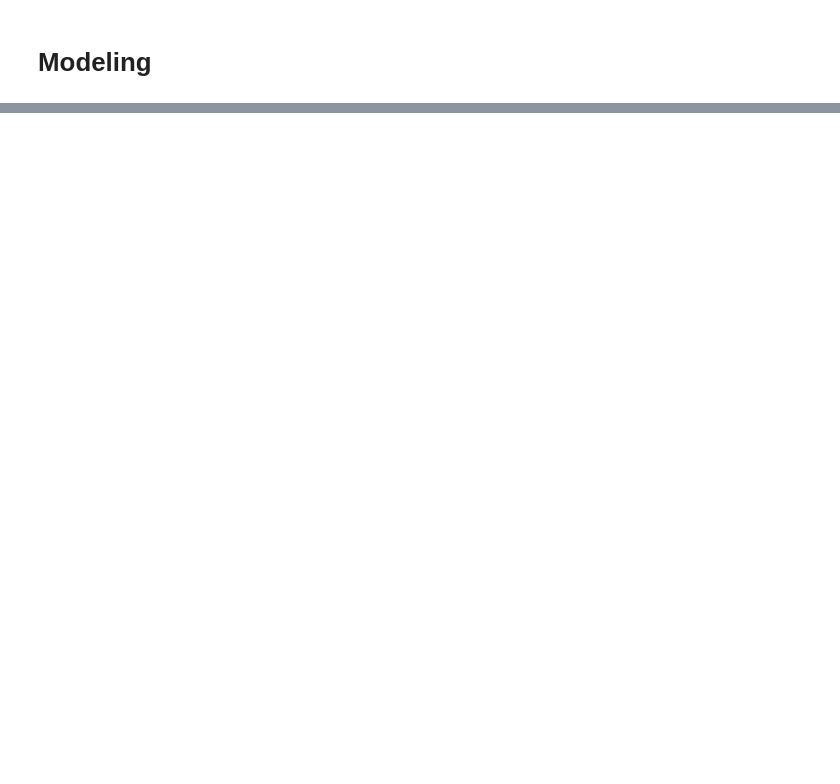
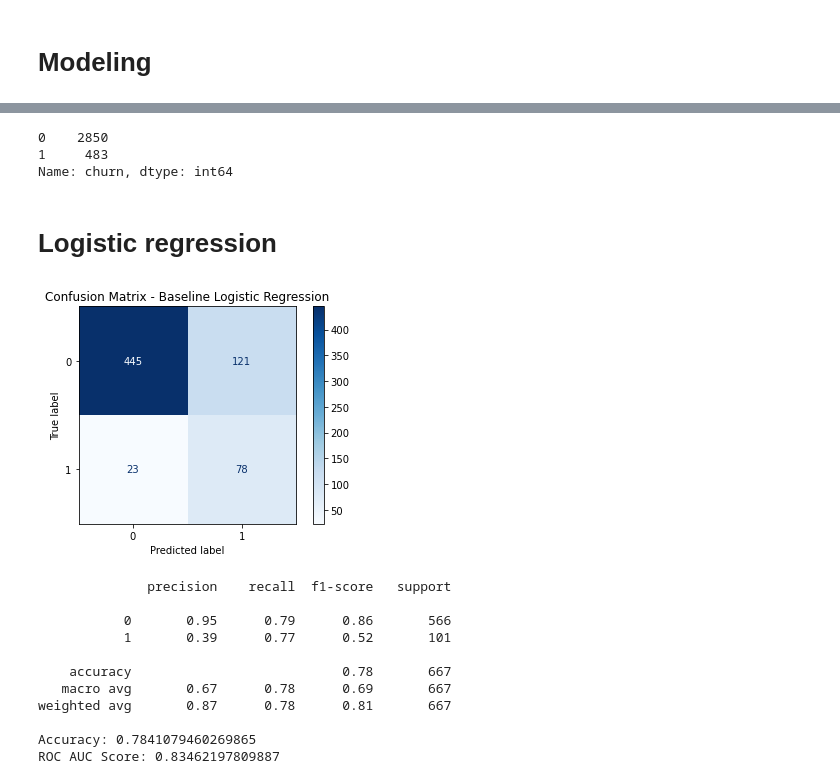
Before and after one commit to Sydney-Were/phase3_classification_project, a Jupyter notebook: Phase3_project.ipynb, the cells around one changed output, grey strips where cells are left out. Saved outputs shown, nothing was run; the diff lists cells and outputs as text; code cells hidden in the pictures; blank space fills up the shorter version.

Commit message:
modeling and Recommendations

```diff
--- a/Phase3_project.ipynb
+++ b/Phase3_project.ipynb
@@ -268,0 +277,66 @@ Due to low predictive value or redundancy: account length (low MI), total night
+# %%
+X = df.drop(columns=['churn'])  # Drop the target column to create the feature matrix
+y = df['churn']                 # Set the target variable
+# %%
+#train-test split
+X_train, X_test, y_train, y_test = train_test_split(X,y, test_size=0.2, random_state=42)
+# %%
+scaler = StandardScaler()
+
+
+# Step 3: Automatically identify numerical columns to scale (excluding object/bool types)
+numerical_cols = X.select_dtypes(include=['int64', 'float64']).columns.tolist()
+
+# Step 4: Initialize the scaler
+scaler = StandardScaler()
+
+# Step 5: Fit the scaler on the training data
+X_train_scaled = X_train.copy()
+X_train_scaled[numerical_cols] = scaler.fit_transform(X_train[numerical_cols])
+
+# Step 6: Apply the same transformation to the test data
+X_test_scaled = X_test.copy()
+X_test_scaled[numerical_cols] = scaler.transform(X_test[numerical_cols])
+# %%
+#checking of imbalance
+class_distribution = df.iloc[:,-1].value_counts()
+class_distribution
+# %% [output]
+0    2850
+1     483
+Name: churn, dtype: int64
+# %% [markdown]
+# Logistic regression
+# %%
+# Baseline Logistic Regression
+model = LogisticRegression(solver='liblinear', max_iter=1000, class_weight='balanced', random_state=42)
+model.fit(X_train_scaled, y_train)
+
+# Predictions
+y_pred = model.predict(X_test_scaled)
+y_proba = model.predict_proba(X_test_scaled)[:, 1]
+
+# Confusion matrix
+confmat = confusion_matrix(y_test, y_pred)
+display = ConfusionMatrixDisplay(confusion_matrix=confmat, display_labels=model.classes_)
+display.plot(cmap='Blues')
+plt.title("Confusion Matrix - Baseline Logistic Regression")
+plt.show()
+
+# Evaluation
+print(classification_report(y_test, y_pred))
+print("Accuracy:", accuracy_score(y_test, y_pred))
+print("ROC AUC Score:", roc_auc_score(y_test, y_proba))
+# %% [output]
+[figure, added]
+              precision    recall  f1-score   support
+
+           0       0.95      0.79      0.86       566
+           1       0.39      0.77      0.52       101
+
+    accuracy                           0.78       667
+   macro avg       0.67      0.78      0.69       667
+weighted avg       0.87      0.78      0.81       667
+
+Accuracy: 0.7841079460269865
+ROC AUC Score: 0.83462197809887
```
Also changed, not shown: parts of 21 cells of this notebook.
